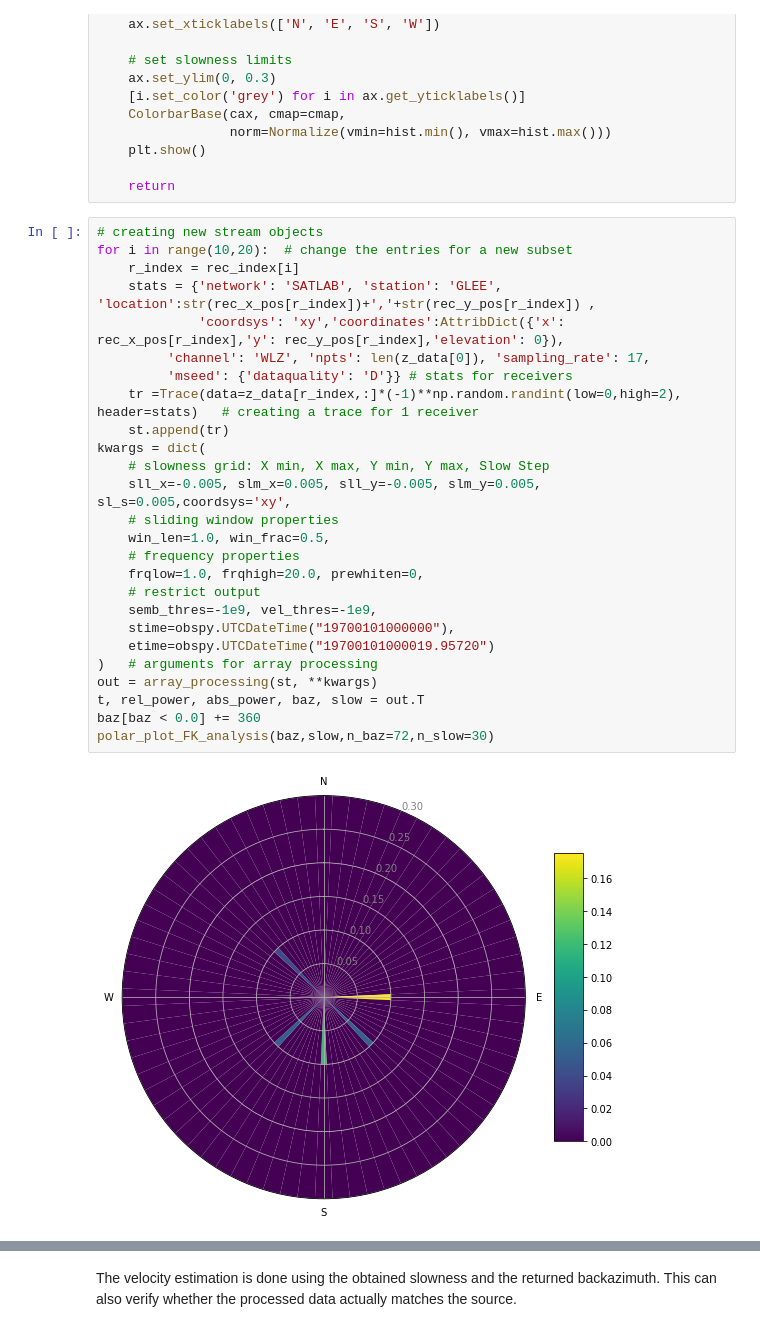
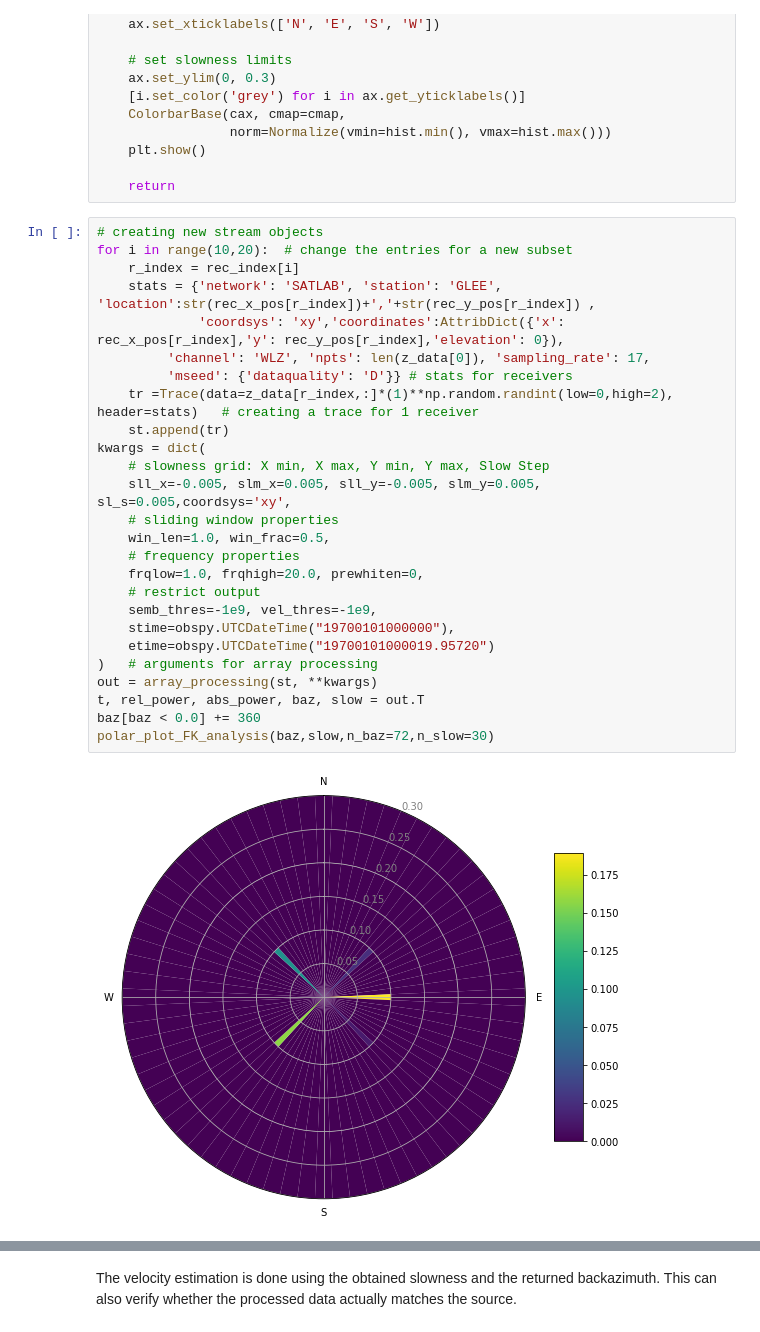
Before and after one commit to Student-Satellite-IITB/GLEE, a Jupyter notebook: Beamforming/Beamforming_FK_analysis_subset_implementation_velocity_restriction.ipynb, the cells around one changed output, grey strips where cells are left out. Saved outputs shown, nothing was run; the diff lists cells and outputs as text.

```diff
--- a/Beamforming/Beamforming_FK_analysis_subset_implementation_velocity_restriction.ipynb
+++ b/Beamforming/Beamforming_FK_analysis_subset_implementation_velocity_restriction.ipynb
@@ -211,31 +213,31 @@ def polar_plot_FK_analysis(baz,slow,n_baz,n_slow):
 # %%
 # creating new stream objects
 for i in range(10,20):  # change the entries for a new subset
     r_index = rec_index[i]
     stats = {'network': 'SATLAB', 'station': 'GLEE', 'location':str(rec_x_pos[r_index])+','+str(rec_y_pos[r_index]) ,
              'coordsys': 'xy','coordinates':AttribDict({'x': rec_x_pos[r_index],'y': rec_y_pos[r_index],'elevation': 0}),
          'channel': 'WLZ', 'npts': len(z_data[0]), 'sampling_rate': 17,
          'mseed': {'dataquality': 'D'}} # stats for receivers
-    tr =Trace(data=z_data[r_index,:]*(-1)**np.random.randint(low=0,high=2), header=stats)   # creating a trace for 1 receiver
+    tr =Trace(data=z_data[r_index,:]*(1)**np.random.randint(low=0,high=2), header=stats)   # creating a trace for 1 receiver
     st.append(tr)
 kwargs = dict(
     # slowness grid: X min, X max, Y min, Y max, Slow Step
     sll_x=-0.005, slm_x=0.005, sll_y=-0.005, slm_y=0.005, sl_s=0.005,coordsys='xy',
     # sliding window properties
     win_len=1.0, win_frac=0.5,
     # frequency properties
     frqlow=1.0, frqhigh=20.0, prewhiten=0,
     # restrict output
     semb_thres=-1e9, vel_thres=-1e9,
     stime=obspy.UTCDateTime("19700101000000"),
     etime=obspy.UTCDateTime("19700101000019.95720")
 )   # arguments for array processing
 out = array_processing(st, **kwargs)
 t, rel_power, abs_power, baz, slow = out.T
 baz[baz < 0.0] += 360
 polar_plot_FK_analysis(baz,slow,n_baz=72,n_slow=30)
 # %% [output]
-[figure, old version]
+[figure, new version]
 # %%
 baz_mean = np.zeros(10) # to store the mean back azimuth for each subset
 baz_mode = np.zeros(10) # to store the most frequent back azimuth for each subset
```
Also changed, not shown: parts of 17 cells of this notebook.
